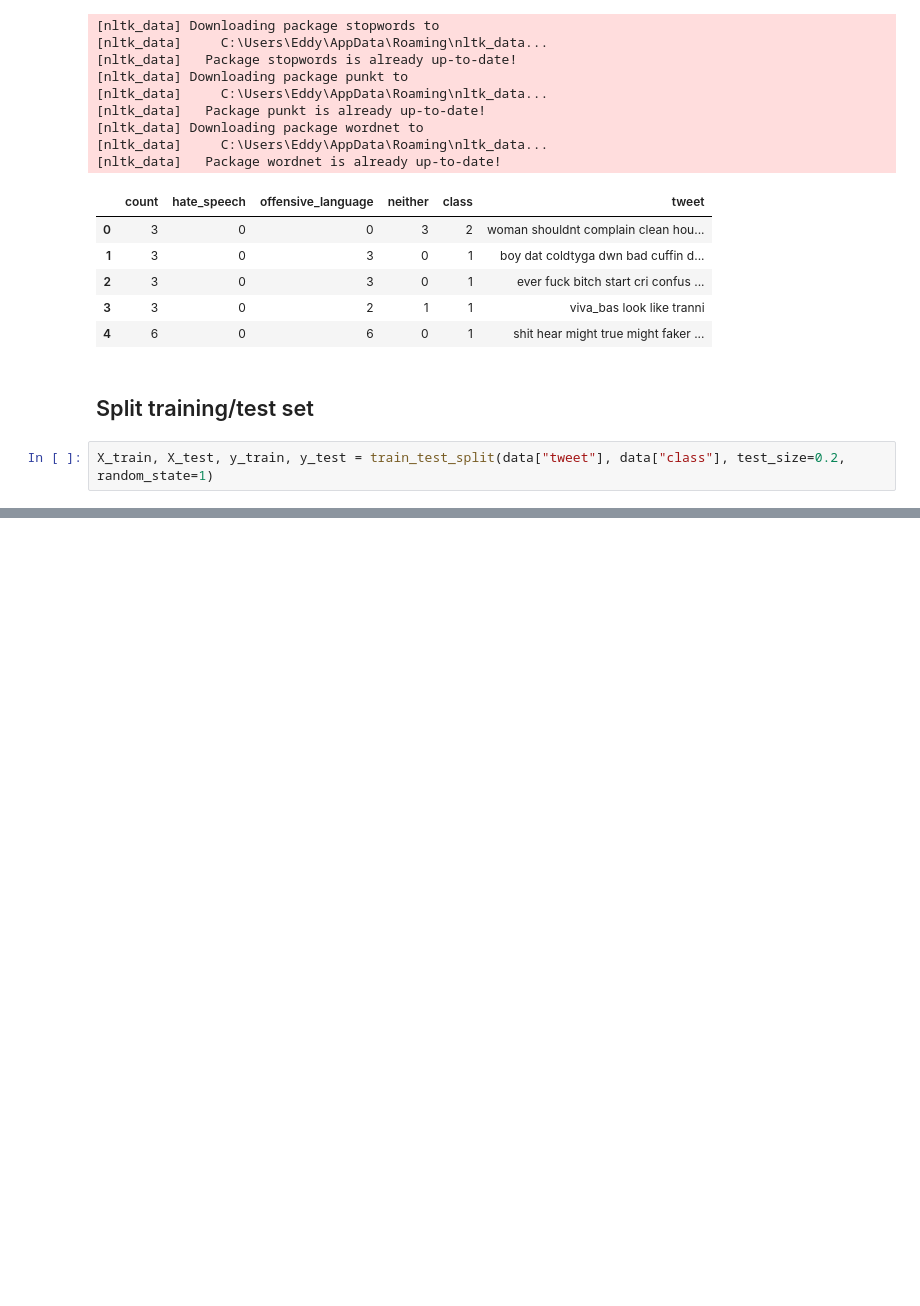
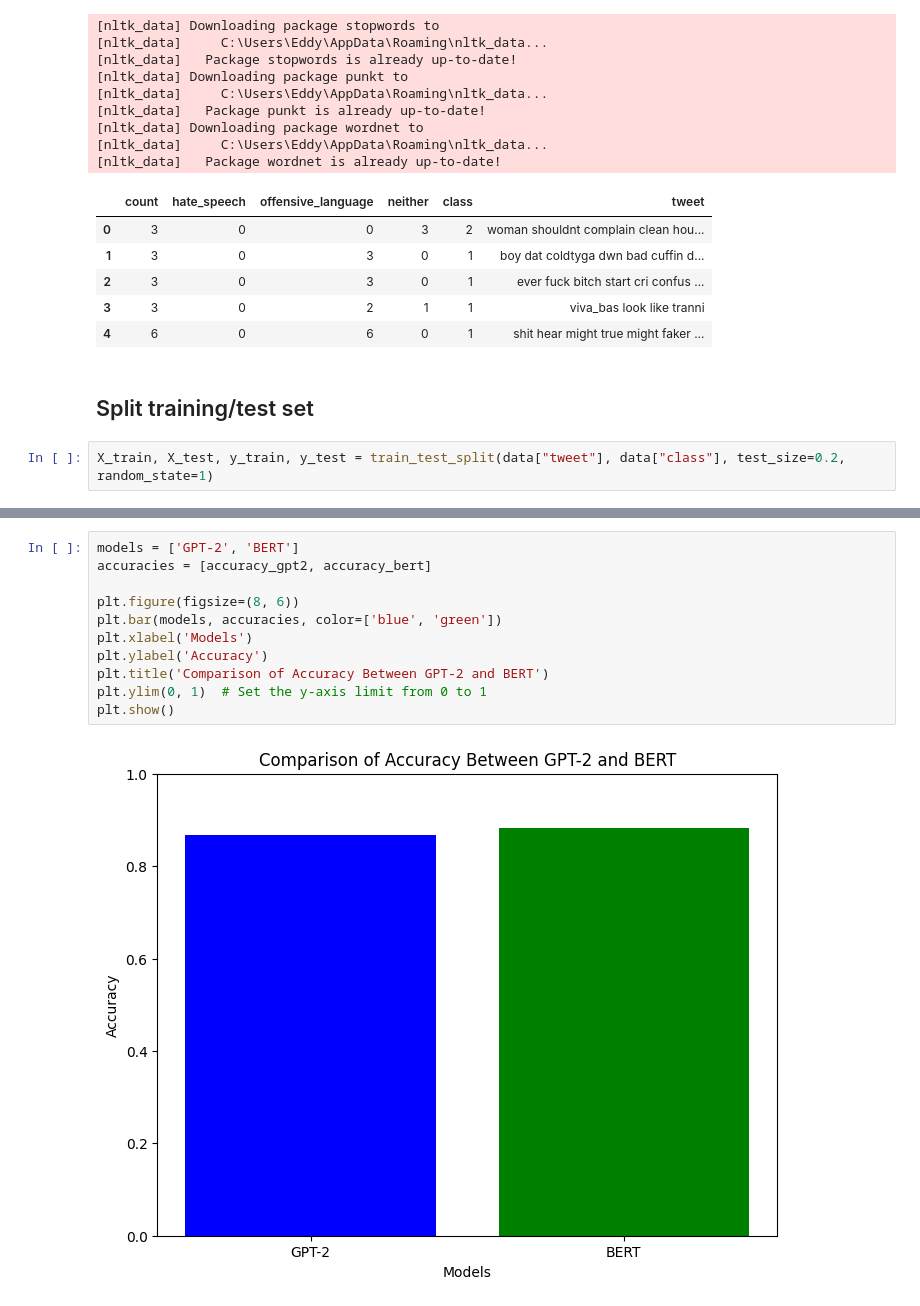
Before and after one commit to CrocoPops/HateSpeechDetection, a Jupyter notebook: HateSpeechDet.ipynb, the cells around one changed output, grey strips where cells are left out. Cells and saved outputs as stored; diff of their text form; blank space fills up the shorter version.

Commit message:
bert

```diff
--- a/HateSpeechDet.ipynb
+++ b/HateSpeechDet.ipynb
@@ -197,0 +299,13 @@ Accuracy: 0.8694775065563849
+# %%
+models = ['GPT-2', 'BERT']
+accuracies = [accuracy_gpt2, accuracy_bert]
+
+plt.figure(figsize=(8, 6))
+plt.bar(models, accuracies, color=['blue', 'green'])
+plt.xlabel('Models')
+plt.ylabel('Accuracy')
+plt.title('Comparison of Accuracy Between GPT-2 and BERT')
+plt.ylim(0, 1)  # Set the y-axis limit from 0 to 1
+plt.show()
+# %% [output]
+[figure, added]
```
Also changed, not shown: parts of 7 cells of this notebook.
